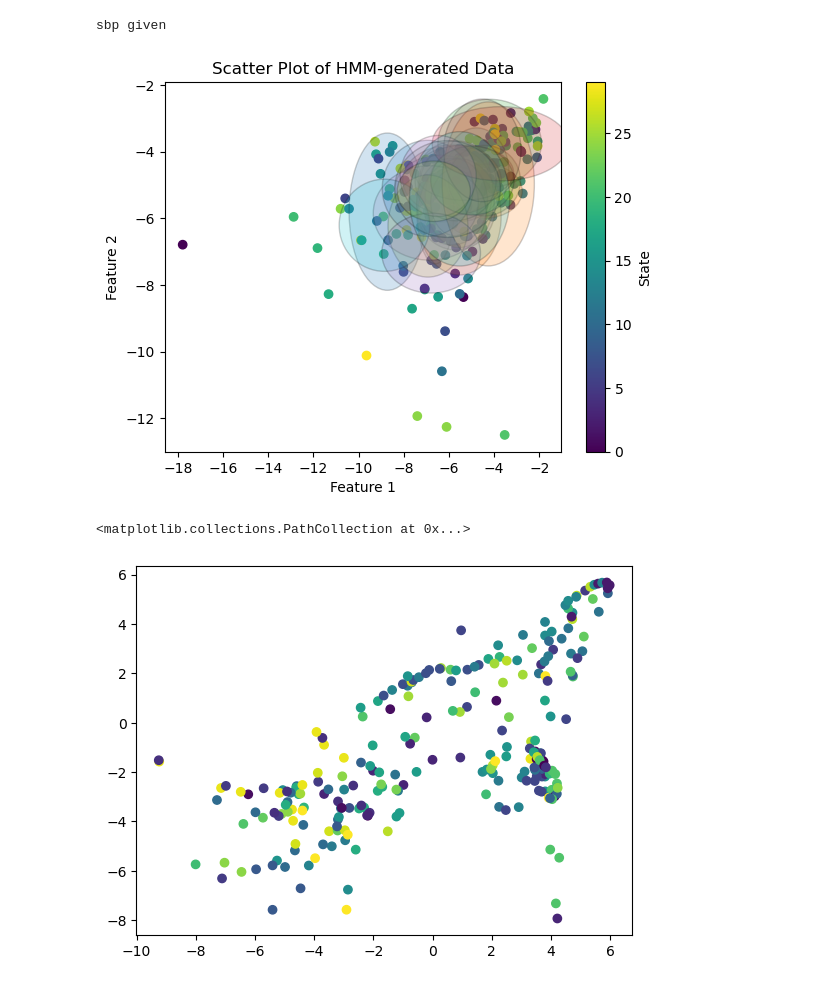
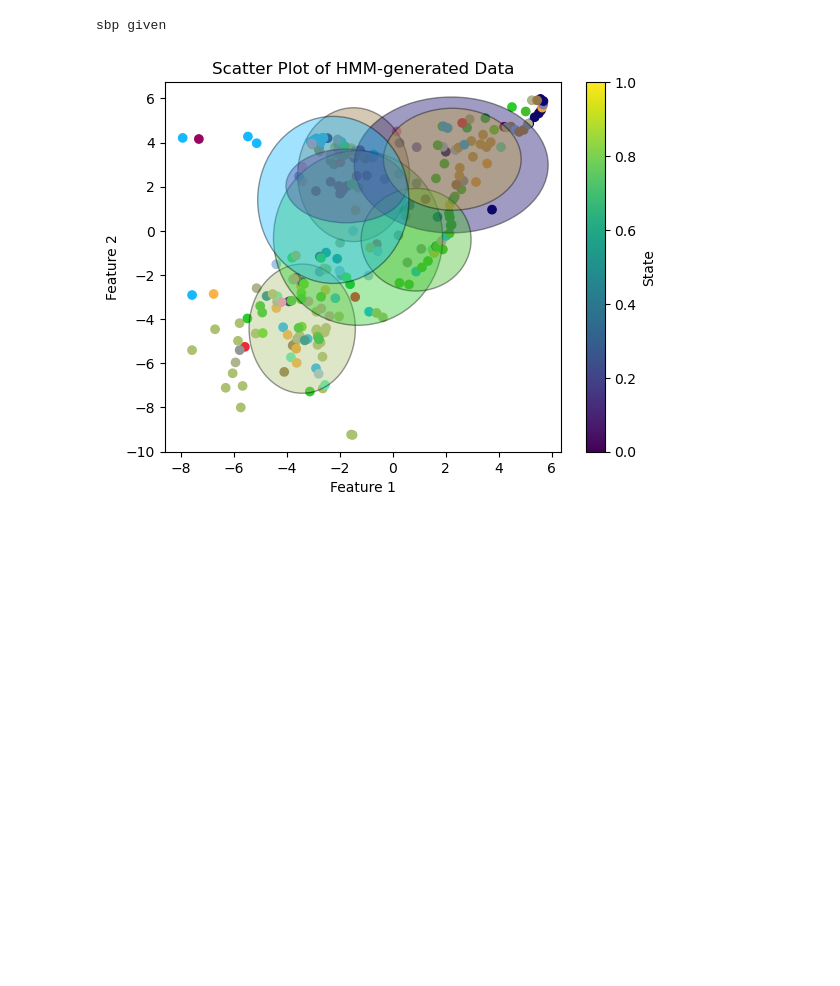
Before and after one commit to Davidjames9610/ubm, a Jupyter notebook: final/models/hdphmm/hdphmmwl/testing/whale_data_wl_test_1.ipynb, the cells around one changed output. Drawn from its saved outputs; the diff is of its cells as text; code cells hidden in the pictures; blank space fills up the shorter version.

```diff
--- a/final/models/hdphmm/hdphmmwl/testing/whale_data_wl_test_1.ipynb
+++ b/final/models/hdphmm/hdphmmwl/testing/whale_data_wl_test_1.ipynb
@@ -68,22 +68,22 @@ reload(numba)
 reload(hdphmm)
 
 sbp = {
-    const.ALPHA0: 50,
-    const.GAMMA0: 10,
-    const.KAPPA0: 5,
+    const.ALPHA0: 0.2,
+    const.GAMMA0: 0.2,
+    const.KAPPA0: 0.2,
 }
 sbp[const.RHO0] = sbp[const.KAPPA0] / ( sbp[const.KAPPA0] + sbp[const.ALPHA0])
 temp = 1
-hdp_hmm = hdphmm.HDPHMMWL(smaller_features, 30, iterations=50, sbp=sbp)
+hdp_hmm = hdphmm.HDPHMMWL(smaller_features, 20, iterations=500, sbp=sbp)
 # %% [output]
 sbp given
 # %%
-plot_hmm_data(smaller_features, hdp_hmm.Z, hdp_hmm.K, hdp_hmm.mu, hdp_hmm.sigma)
-plt.scatter(smaller_features[:, 12], smaller_features[:, 11], c=hdp_hmm.Z, cmap='viridis', marker='o')
+import final.models.hdphmm.helpers.plot_hmm as plot_hmm
+reload(plot_hmm)
+plot_hmm.plot_hmm_data(smaller_features, hdp_hmm.Z, hdp_hmm.K, hdp_hmm.mu, hdp_hmm.sigma, counts=hdp_hmm.nk, percent=5,feature_a=11, feature_b=12)
+# plt.scatter(smaller_features[:, 12], smaller_features[:, 11], c=hdp_hmm.Z, cmap='viridis', marker='o')
 # %% [output]
-[figure, old version]
+[figure, new version]
-<matplotlib.collections.PathCollection at 0x...>
-[figure, removed]
 # %%
 hdp_hmm.fit()
 
```
Also changed, not shown: parts of 3 cells of this notebook, 3 other files.
